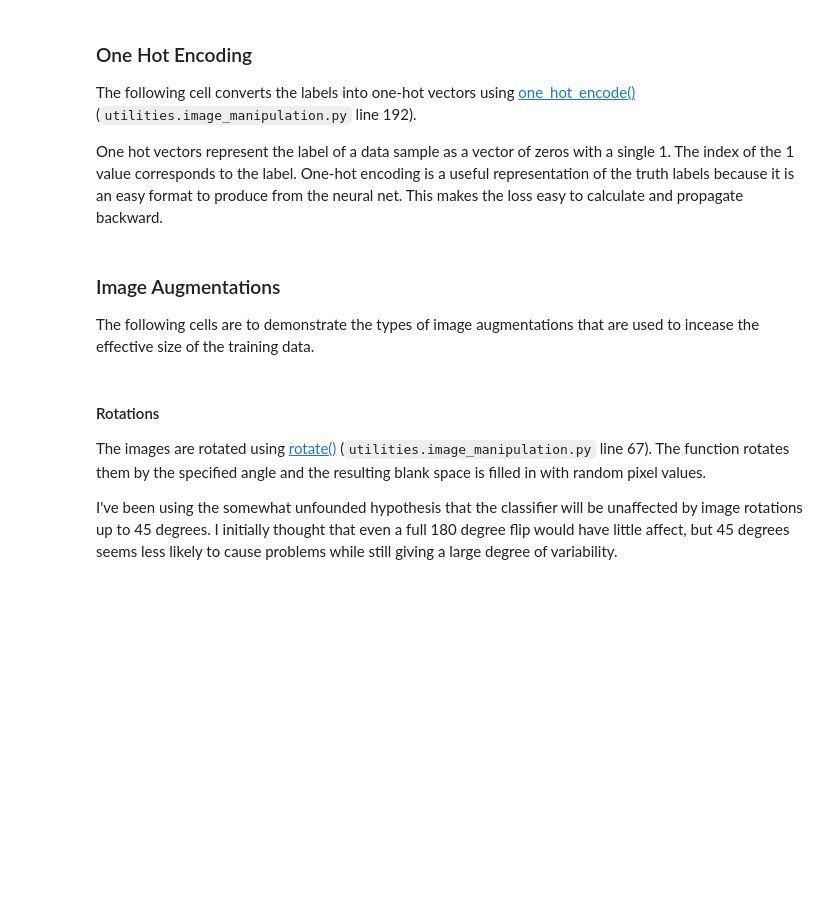
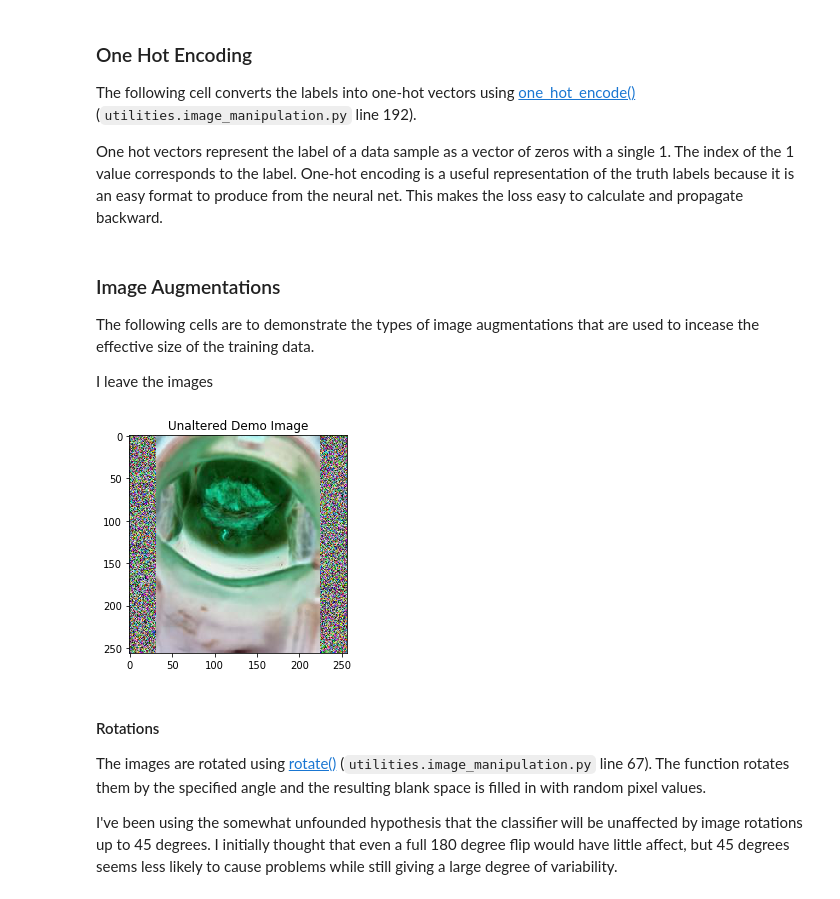
Before and after one commit to grantsrb/kaggle-cervical_cancer_screening, a Jupyter notebook: cervical_classification.ipynb, the cells around one changed output. Drawn from its saved outputs; the diff is of its cells as text; code cells hidden in the pictures; blank space fills up the shorter version.

```diff
--- a/cervical_classification.ipynb
+++ b/cervical_classification.ipynb
@@ -116,6 +145,9 @@ inout.save_paths(valid_csv, X_valid_paths, y_valid)
 
 The following cell is used if returning to this notebook after already seperating the data into training and validation sets. The paths and labels for the datasets are read in from the desired csv files using [get_split_data()](./utilities/inout.py) (`utilities.inout.py` line 76).
 # %%
-X_train_paths, y_train = inout.get_split_data(training_csv)
+train_csv = 'csvs/train_set.csv'
+valid_csv = 'csvs/valid_set.csv'
+
+X_train_paths, y_train = inout.get_split_data(train_csv)
 X_valid_paths, y_valid = inout.get_split_data(valid_csv)
 n_classes = max(y_train)+1
@@ -154,11 +164,15 @@ y_valid = imanip.one_hot_encode(y_valid, n_labels)
 ### Image Augmentations
 
 The following cells are to demonstrate the types of image augmentations that are used to incease the effective size of the training data.
+
+I leave the images
 # %%
 demo_img = mpimg.imread(X_train_paths[0])
-plt.imshow(demo_img)
+plt.imshow(demo_img.astype(np.float32))
 plt.title('Unaltered Demo Image')
 plt.show()
+# %% [output]
+[figure, added]
 # %% [markdown]
 #### Rotations
 
```
Also changed, not shown: parts of 31 cells of this notebook.
